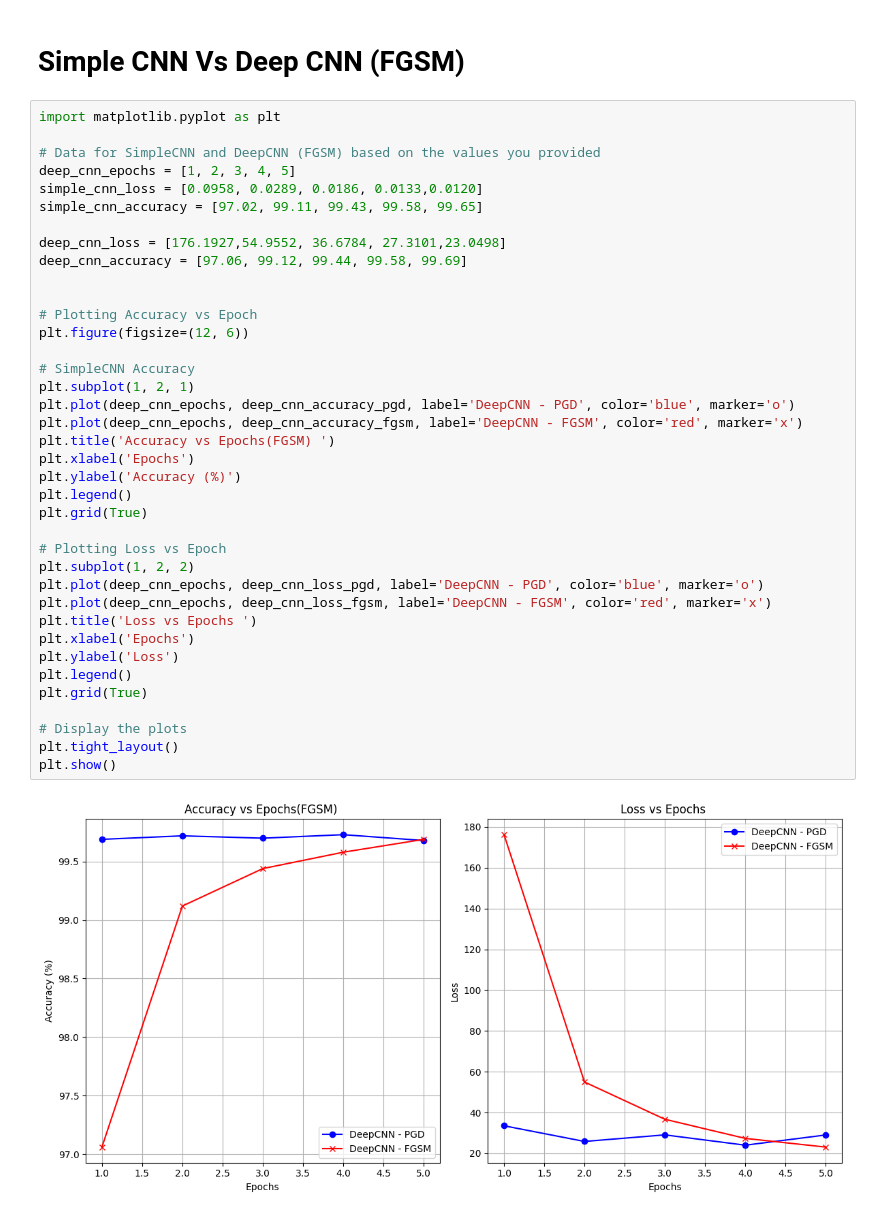
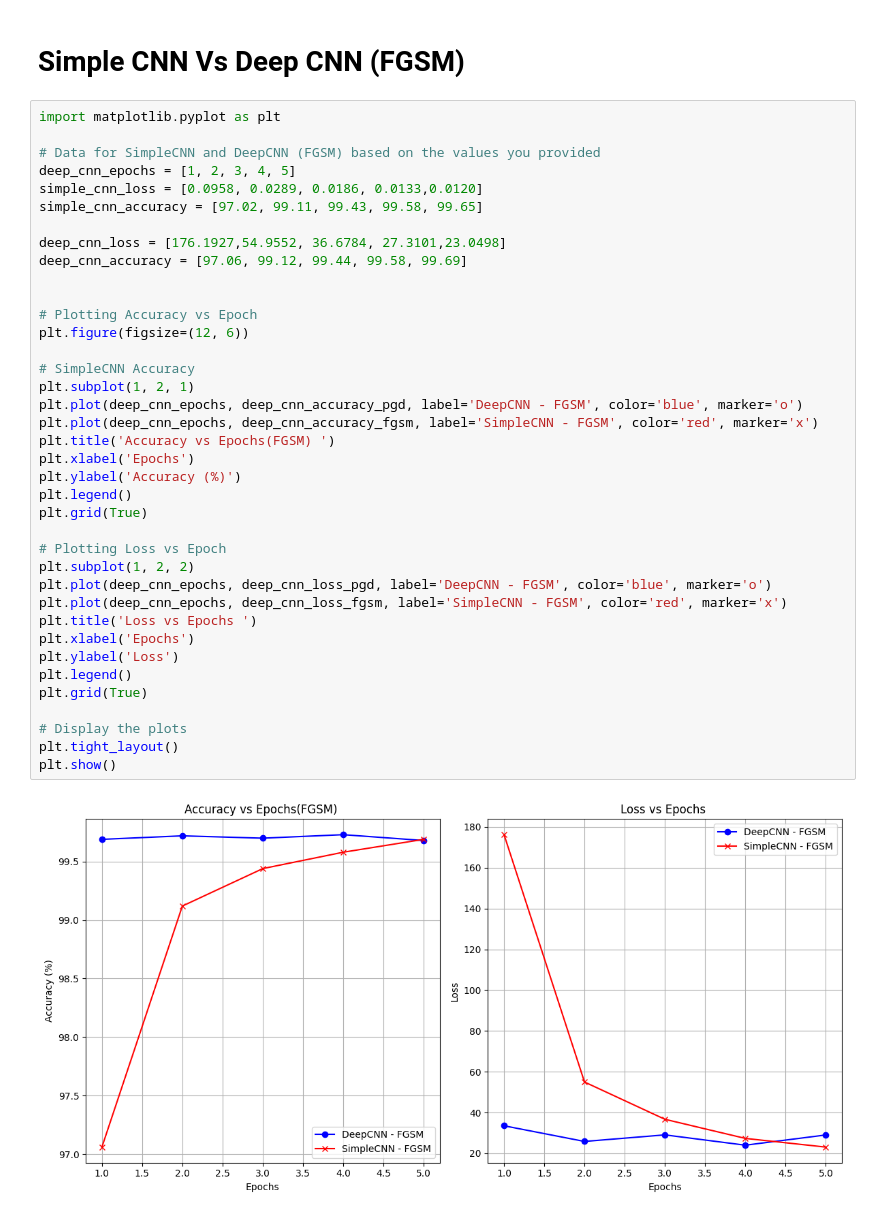
Before and after one commit to pragnasri74/Handwritten-Digit-Recognition-with-adversarial-robustness, a Jupyter notebook: Results.ipynb, the cells around one changed output. Cells and saved outputs as stored; diff of their text form.

```diff
--- a/Results.ipynb
+++ b/Results.ipynb
@@ -133,35 +133,35 @@ deep_cnn_epochs = [1, 2, 3, 4, 5]
 simple_cnn_loss = [0.0958, 0.0289, 0.0186, 0.0133,0.0120]
 simple_cnn_accuracy = [97.02, 99.11, 99.43, 99.58, 99.65]
 
 deep_cnn_loss = [176.1927,54.9552, 36.6784, 27.3101,23.0498]
 deep_cnn_accuracy = [97.06, 99.12, 99.44, 99.58, 99.69]
 
 
 # Plotting Accuracy vs Epoch
 plt.figure(figsize=(12, 6))
 
 # SimpleCNN Accuracy
 plt.subplot(1, 2, 1)
-plt.plot(deep_cnn_epochs, deep_cnn_accuracy_pgd, label='DeepCNN - PGD', color='blue', marker='o')
-plt.plot(deep_cnn_epochs, deep_cnn_accuracy_fgsm, label='DeepCNN - FGSM', color='red', marker='x')
+plt.plot(deep_cnn_epochs, deep_cnn_accuracy_pgd, label='DeepCNN - FGSM', color='blue', marker='o')
+plt.plot(deep_cnn_epochs, deep_cnn_accuracy_fgsm, label='SimpleCNN - FGSM', color='red', marker='x')
 plt.title('Accuracy vs Epochs(FGSM) ')
 plt.xlabel('Epochs')
 plt.ylabel('Accuracy (%)')
 plt.legend()
 plt.grid(True)
 
 # Plotting Loss vs Epoch
 plt.subplot(1, 2, 2)
-plt.plot(deep_cnn_epochs, deep_cnn_loss_pgd, label='DeepCNN - PGD', color='blue', marker='o')
-plt.plot(deep_cnn_epochs, deep_cnn_loss_fgsm, label='DeepCNN - FGSM', color='red', marker='x')
+plt.plot(deep_cnn_epochs, deep_cnn_loss_pgd, label='DeepCNN - FGSM', color='blue', marker='o')
+plt.plot(deep_cnn_epochs, deep_cnn_loss_fgsm, label='SimpleCNN - FGSM', color='red', marker='x')
 plt.title('Loss vs Epochs ')
 plt.xlabel('Epochs')
 plt.ylabel('Loss')
 plt.legend()
 plt.grid(True)
 
 # Display the plots
 plt.tight_layout()
 plt.show()
 # %% [output]
-[figure, old version]
+[figure, new version]
```
